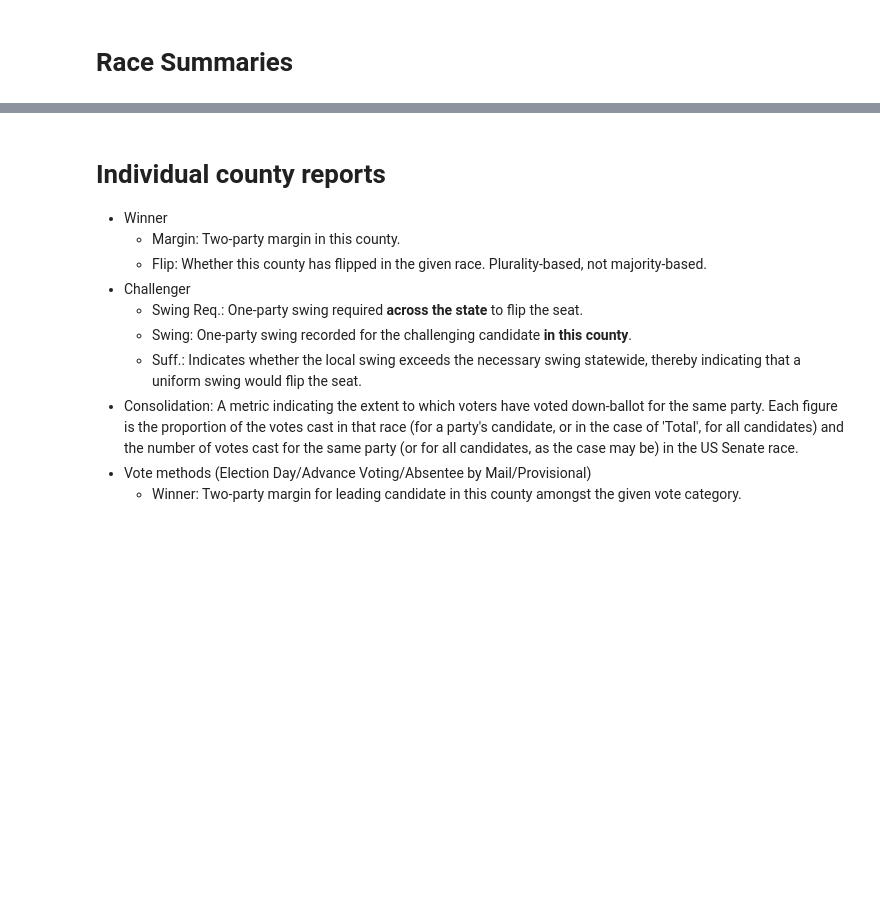
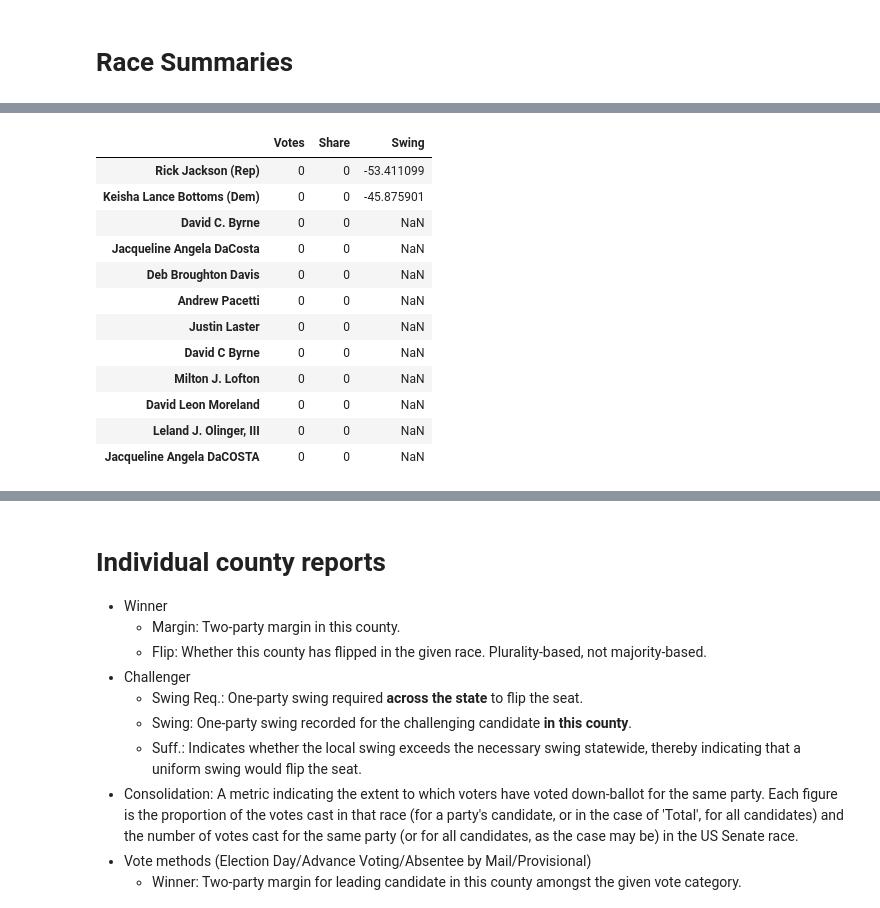
Before and after one commit to davidboers/2026electionmodels, a Jupyter notebook: statewides.ipynb, the cells around one changed output, grey strips where cells are left out. Drawn from its saved outputs; the diff is of its cells as text; code cells hidden in the pictures; blank space fills up the shorter version.

```diff
--- a/statewides.ipynb
+++ b/statewides.ipynb
@@ -483 +79,79 @@ dtype: object
+# %%
+import statewide_meta
+
+
+current_year = statewide_meta.current_year
+race_data = statewide_meta.race_data
+write_ins = statewide_meta.write_ins
+
+
+# Entrypoint
+
+prev_results = pd.Series()
+curr_results = pd.Series()
+prev_summary_tables = pd.Series()
+curr_summary_tables = pd.Series()
+
+for race, data in race_data.items():
+    data = data.loc[current_year]
+    last_election = int(data['Previous Election'])
+    winning_cand_prev = data['Previous Winner']
+    runner_up_prev = data['Previous Runner-up']
+
+    curr_dem = data['Current Dem']
+    curr_rep = data['Current Rep']
+    curr_lib = data['Current Lib']
+    prev_dem = data['Previous Dem']
+    prev_rep = data['Previous Rep']
+    prev_lib = data['Previous Lib']
+
+    if 'Race file' in data:
+        race_norm = data['Race file']
+
+    else:
+        race_norm = race.lower().replace(' ', '_')
+        data['Race file'] = race_norm
+
+    prev = import_historical(last_election, race_norm)
+    write_in_prev = 0
+    if last_election in write_ins and race in write_ins[last_election]:
+        write_in_prev = write_ins.loc[race, last_election]
+    prev_summary = display_single_results(prev, writein=write_in_prev)
+
+    if current_year == 2026:
+        curr, _ = import_current(race)
+
+    else:
+        curr = import_historical(current_year, race_norm)
+    curr_summary = display_single_results(curr.drop(columns=['Reported?']) if 'Reported?' in curr.columns else curr)
+
+    curr_summary.loc[curr_rep, 'Swing'] = curr_summary.loc[curr_rep, 'Share'] - prev_summary.loc[prev_rep, 'Share']
+    curr_summary.loc[curr_dem, 'Swing'] = curr_summary.loc[curr_dem, 'Share'] - prev_summary.loc[prev_dem, 'Share']
+
+    if curr_lib in curr_summary and prev_lib in prev_summary:
+        curr_summary.loc[curr_lib, 'Swing'] = curr_summary.loc[curr_lib, 'Share'] - prev_summary.loc[prev_lib, 'Share']
+
+    elif curr_lib in curr_summary:
+        curr_summary.loc[curr_lib, 'Swing'] = curr_summary.loc[curr_lib, 'Share']
+
+    prev_results[race] = prev
+    curr_results[race] = curr
+    prev_summary_tables[race] = prev_summary
+    curr_summary_tables[race] = curr_summary
+
+curr_summary_tables['Governor']
+# %% [output]
+|  | Votes | Share | Swing |
+| Rick Jackson (Rep) | 0 | 0 | -53.411099 |
+| Keisha Lance Bottoms (Dem) | 0 | 0 | -45.875901 |
+| David C. Byrne | 0 | 0 | NaN |
+| Jacqueline Angela DaCosta | 0 | 0 | NaN |
+| Deb Broughton Davis | 0 | 0 | NaN |
+| Andrew Pacetti | 0 | 0 | NaN |
+| Justin Laster | 0 | 0 | NaN |
+| David C Byrne | 0 | 0 | NaN |
+| Milton J. Lofton | 0 | 0 | NaN |
+| David Leon Moreland | 0 | 0 | NaN |
+| Leland J. Olinger, III | 0 | 0 | NaN |
+| Jacqueline Angela DaCOSTA | 0 | 0 | NaN |
 # %%
```
Also changed, not shown: parts of 26 cells of this notebook, 45 other files.
